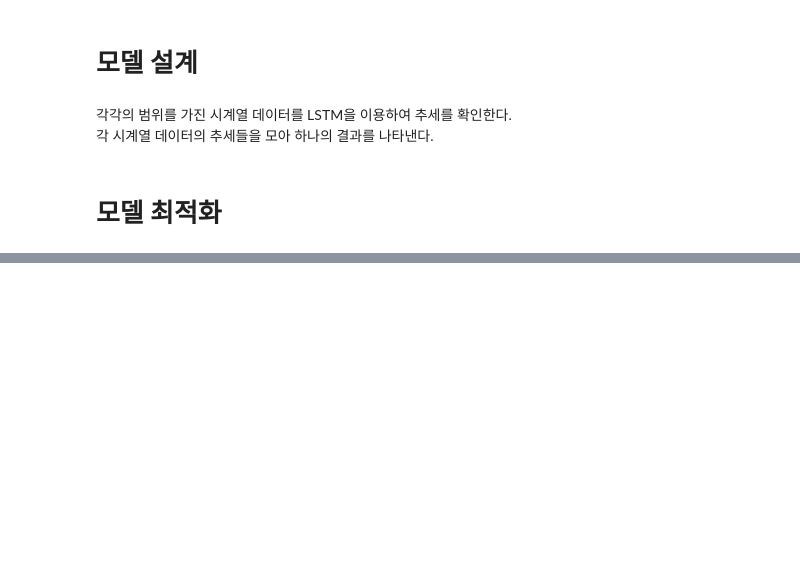
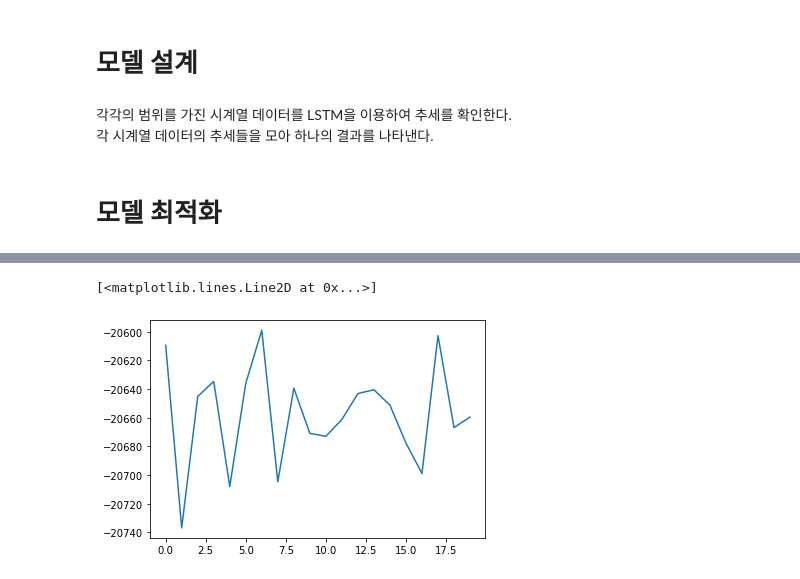
Before and after one commit to DogRing/TorchTrade, a Jupyter notebook: Entire Model.ipynb, the cells around one changed output, grey strips where cells are left out. Saved outputs shown, nothing was run; the diff lists cells and outputs as text; code cells hidden in the pictures; blank space fills up the shorter version.

```diff
--- a/Entire Model.ipynb
+++ b/Entire Model.ipynb
@@ -244,0 +262,5 @@ for epoch in range(20):
+# %%
+plt.plot(losses)
+# %% [output]
+[<matplotlib.lines.Line2D at 0x...>]
+[figure, added]
```
Also changed, not shown: parts of 3 cells of this notebook.
